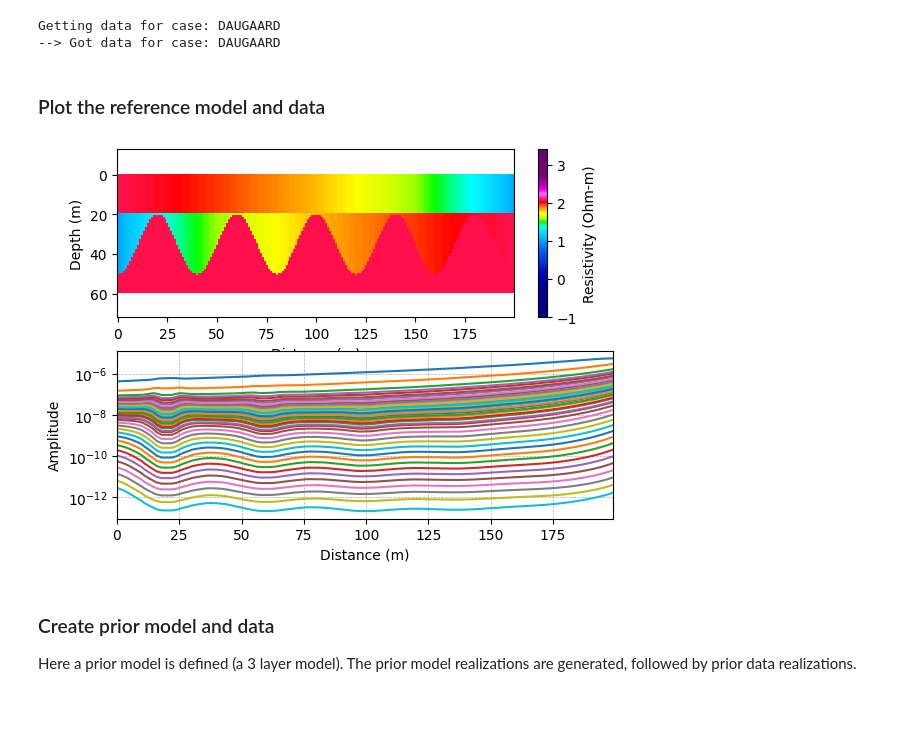
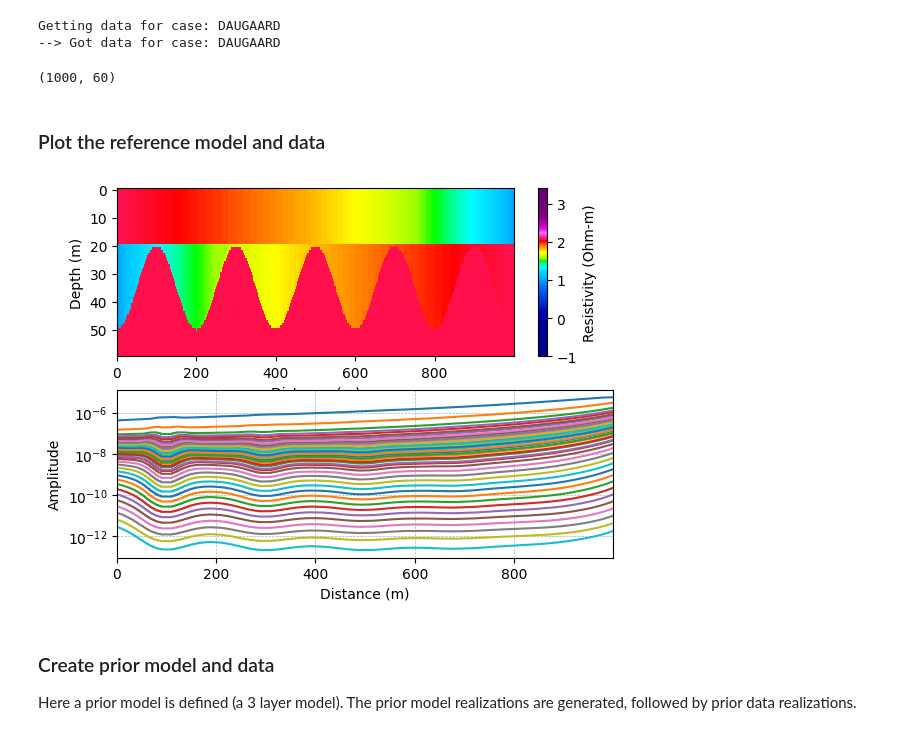
Before and after one commit to cultpenguin/integrate_module, a Jupyter notebook: examples/integrate_gaussian_noise.ipynb, the cells around one changed output. Cells and saved outputs as stored; diff of their text form; code cells hidden in the pictures; blank space fills up the shorter version.

```diff
--- a/examples/integrate_gaussian_noise.ipynb
+++ b/examples/integrate_gaussian_noise.ipynb
@@ -43,7 +43,8 @@ if case.lower() == 'wedge':
 elif case.lower() == '3layer':
     # Make 3 layer MODEL
     M_ref, x_ref, z_ref, M_ref_lith = ig.synthetic_case(case='3layer', dx=dx, rho1_1 = rho[0], rho1_2 = rho[1], x_max = 100, x_range = 10)
-    M_ref, x_ref, z_ref, M_ref_lith = ig.synthetic_case(case='3layer', dx=dx, rho1_1 = rho[0], rho1_2 = rho[1], x_max = 200, x_range = 20)
+    #M_ref, x_ref, z_ref, M_ref_lith = ig.synthetic_case(case='3layer', dx=dx, rho1_1 = rho[0], rho1_2 = rho[1], x_max = 200, x_range = 20)
+    M_ref, x_ref, z_ref, M_ref_lith = ig.synthetic_case(case='3layer', dx=dx, rho1_1 = rho[0], rho1_2 = rho[1], x_max = 1000, x_range = 100)
 
 # Create reference data
 f_data_h5 = '%s_%d' % (case,z_max)
@@ -56,30 +57,34 @@ D_ref = ig.forward_gaaem(C=1./M_ref, thickness=thickness, file_gex=file_gex)
 # %% [output]
 Getting data for case: DAUGAARD
 --> Got data for case: DAUGAARD
+# %%
+M_ref.shape
+# %% [output]
+(1000, 60)
 # %% [markdown]
 ### Plot the reference model and data
 # %%
 cmap, clim = ig.get_colormap_and_limits(cmap_type='resistivity')
 
 plt.subplot(2,1,1)
 xx_ref, zz_ref = np.meshgrid(x_ref, z_ref)
 #plt.pcolormesh(xx_ref, zz_ref, M_ref.T, cmap='jet', vmin=clim[0], vmax=clim[1])
 plt.pcolormesh(xx_ref, zz_ref, np.log10(M_ref.T), cmap=cmap, vmin=np.log10(clim[0]), vmax=np.log10(clim[1]))
 plt.xlim([x_ref.min(), x_ref.max()])
 plt.xlabel('Distance (m)')
 plt.ylabel('Depth (m)')
-plt.axis('equal')
+#plt.axis('equal')
 plt.gca().invert_yaxis()
 plt.colorbar(label='Resistivity (Ohm-m)')
 
 plt.subplot(2,1,2)
 plt.semilogy(x_ref, D_ref)
 plt.xlim([x_ref.min(), x_ref.max()])
 plt.xlabel('Distance (m)')
 plt.ylabel('Amplitude')
 plt.grid(True, which='both', linestyle='--', linewidth=0.5)
 # %% [output]
-[figure, old version]
+[figure, new version]
 # %% [markdown]
 ### Create prior model and data
 
```
Also changed, not shown: parts of 13 cells of this notebook, 2 other files.
